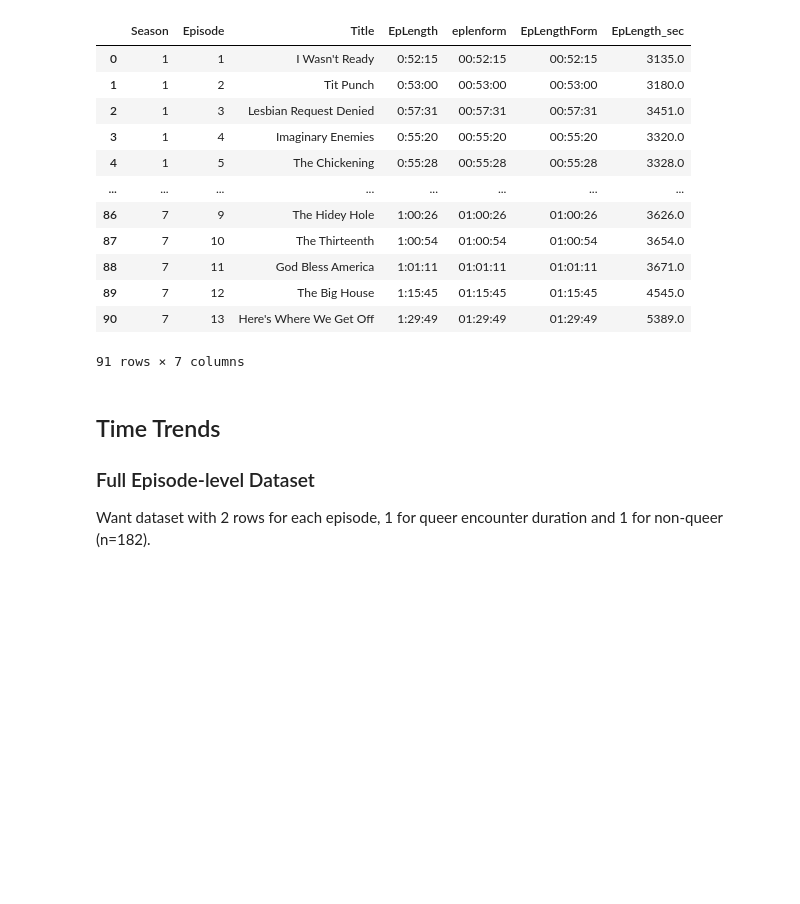
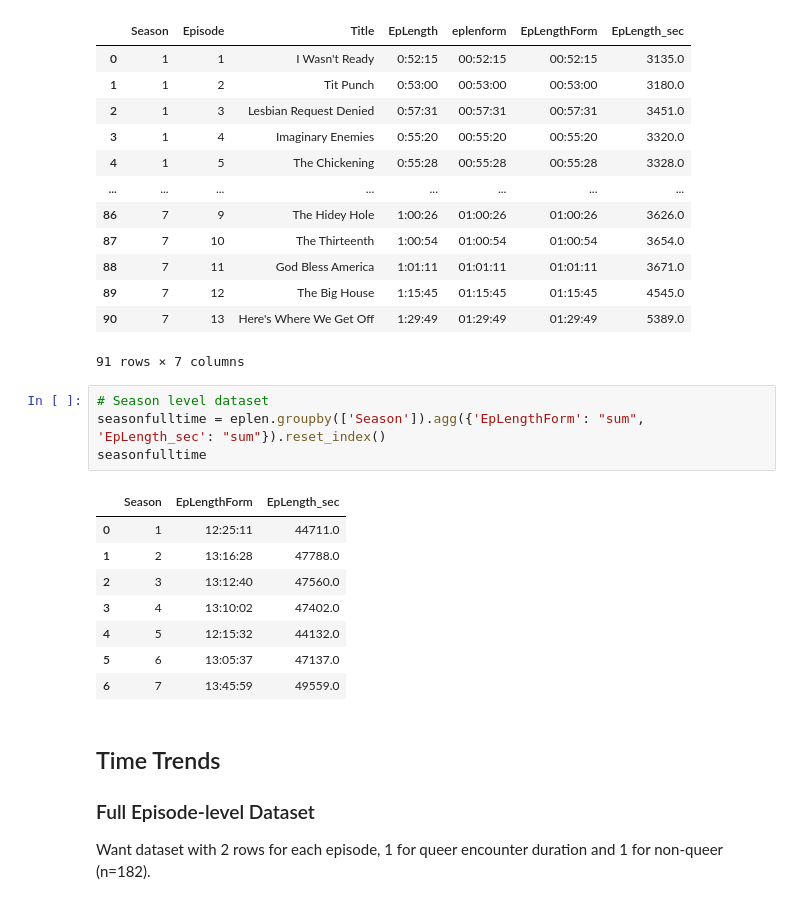
Before and after one commit to GaytaScience/OITNB, a Jupyter notebook: Analysis/explore.ipynb, the cells around one changed output. Drawn from its saved outputs; the diff is of its cells as text; blank space fills up the shorter version.

```diff
--- a/Analysis/explore.ipynb
+++ b/Analysis/explore.ipynb
@@ -102,6 +102,19 @@ dtype: object
 | 89 | 7 | 12 | The Big House | 1:15:45 | 01:15:45 | 01:15:45 | 4545.0 |
 | 90 | 7 | 13 | Here's Where We Get Off | 1:29:49 | 01:29:49 | 01:29:49 | 5389.0 |
 91 rows × 7 columns
+# %%
+# Season level dataset
+seasonfulltime = eplen.groupby(['Season']).agg({'EpLengthForm': "sum", 'EpLength_sec': "sum"}).reset_index()
+seasonfulltime
+# %% [output]
+|  | Season | EpLengthForm | EpLength_sec |
+| 0 | 1 | 12:25:11 | 44711.0 |
+| 1 | 2 | 13:16:28 | 47788.0 |
+| 2 | 3 | 13:12:40 | 47560.0 |
+| 3 | 4 | 13:10:02 | 47402.0 |
+| 4 | 5 | 12:15:32 | 44132.0 |
+| 5 | 6 | 13:05:37 | 47137.0 |
+| 6 | 7 | 13:45:59 | 49559.0 |
 # %% [markdown]
 ## Time Trends
 ### Full Episode-level Dataset
```
Also changed, not shown: parts of 6 cells of this notebook.
